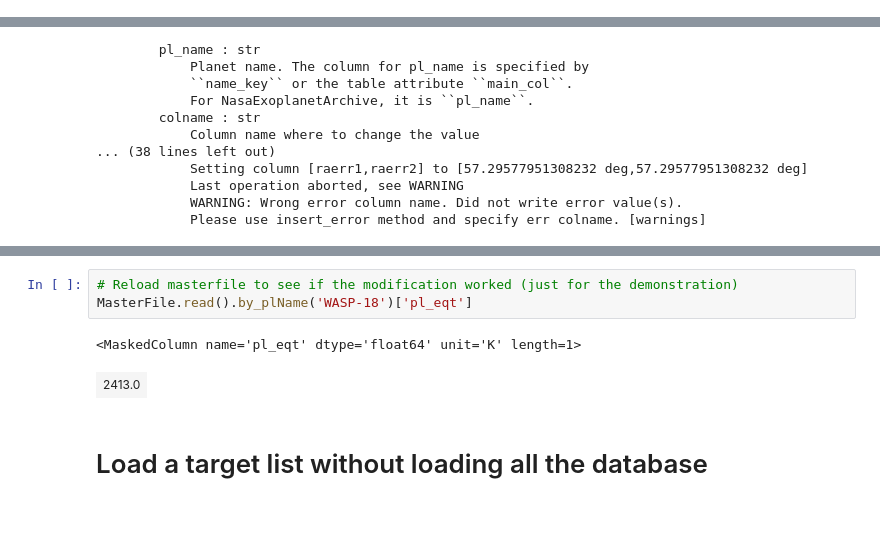
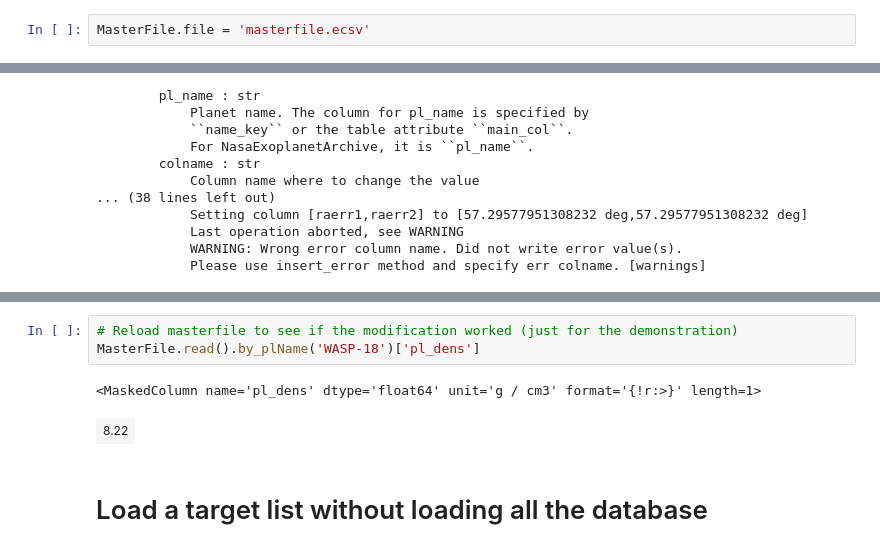
Before and after one commit to AntoineDarveau/transit_prediction, a Jupyter notebook: Edit_table.ipynb, the cells around one changed output, grey strips where cells are left out. Drawn from its saved outputs; the diff is of its cells as text; blank space fills up the shorter version.

```diff
--- a/Edit_table.ipynb
+++ b/Edit_table.ipynb
@@ -3,6 +3,8 @@ from transit_prediction.masterfile import MasterFile
 # %% [markdown]
 # Load the entire database
 ### (Needed to save changes to masterfile)
+# %%
+MasterFile.file = 'masterfile.ecsv'
 # %%
 data = MasterFile.read()
 # %% [markdown]
@@ -49,9 +67,9 @@ WARNING: AstropyDeprecationWarning: /home/adb/Archive/masterfile.html already ex
 # %%
 # Reload masterfile to see if the modification worked (just for the demonstration)
-MasterFile.read().by_plName('WASP-18')['pl_eqt']
+MasterFile.read().by_plName('WASP-18')['pl_dens']
 # %% [output]
-<MaskedColumn name='pl_eqt' dtype='float64' unit='K' length=1>
+<MaskedColumn name='pl_dens' dtype='float64' unit='g / cm3' format='{!r:>}' length=1>
-| 2413.0 |
+| 8.22 |
 # %% [markdown]
 # Load a target list without loading all the database
 # %%
```
Also changed, not shown: parts of 6 cells of this notebook, 4 other files.
